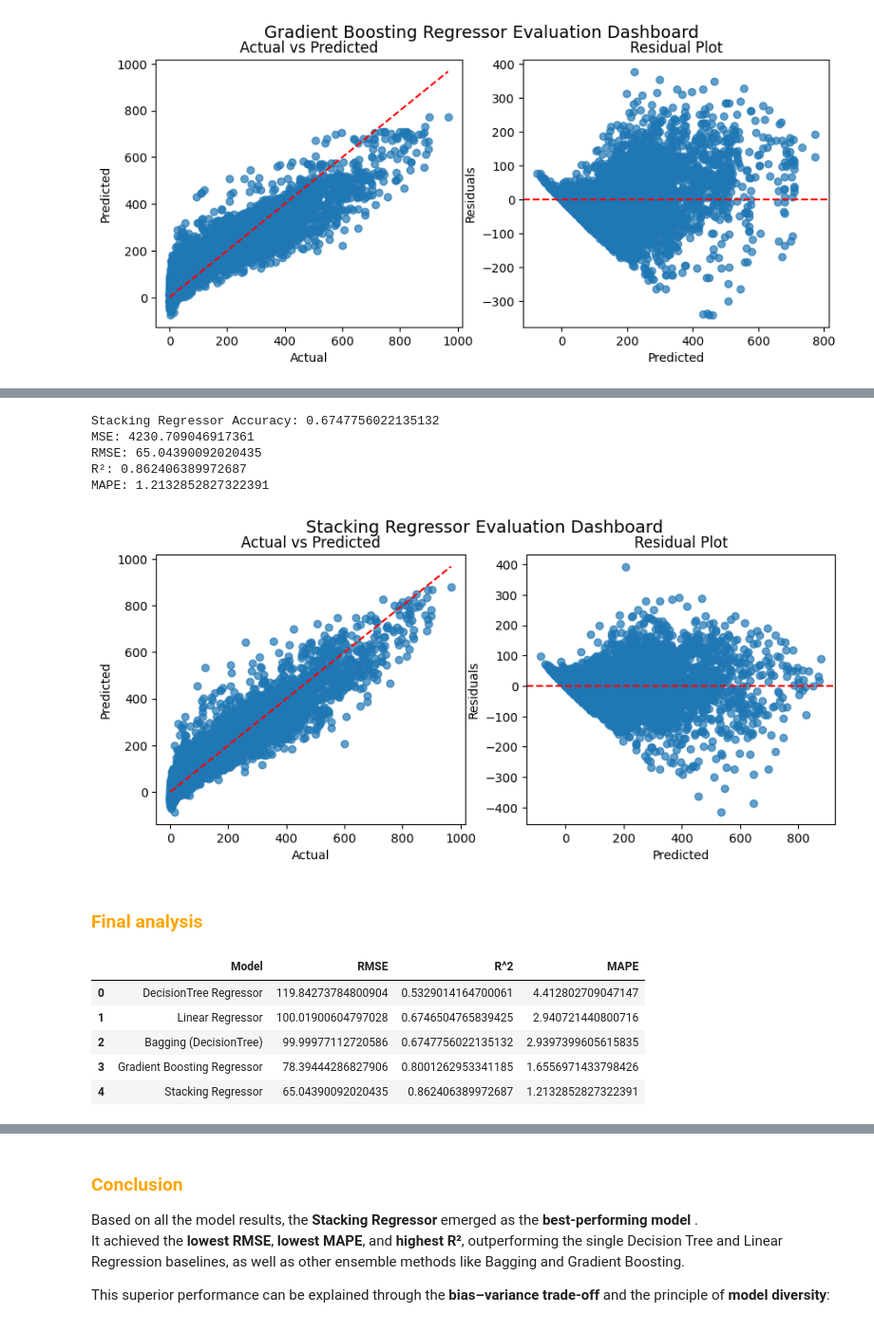
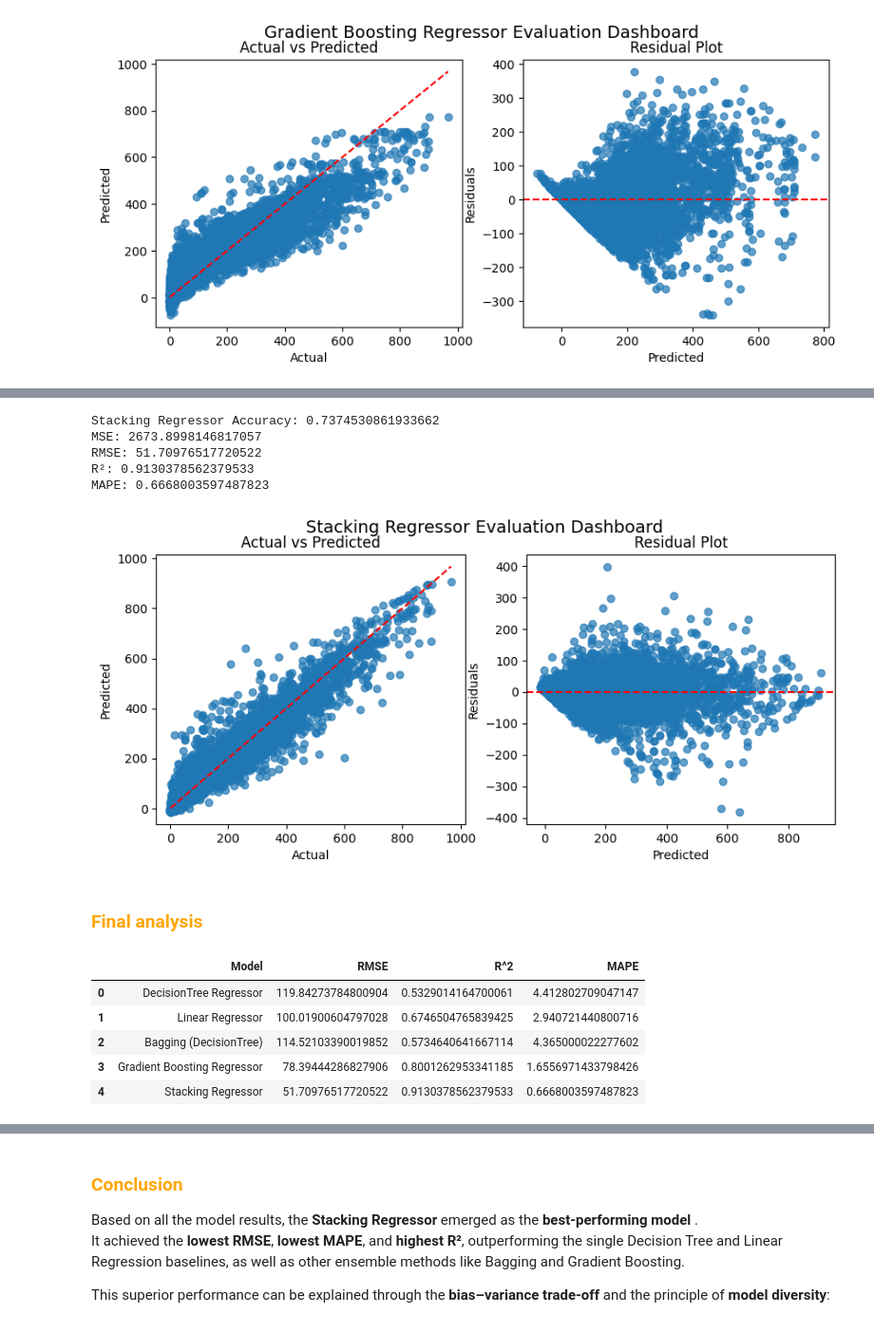
Before and after one commit to shashank-adsule/DA_Assignment_8, a Jupyter notebook: assesment 8.ipynb, the cells around one changed output, grey strips where cells are left out. Shown at 95% size. Drawn from its saved outputs; the diff is of its cells as text; code cells hidden in the pictures.

```diff
--- a/assesment 8.ipynb
+++ b/assesment 8.ipynb
@@ -330,5 +334,5 @@ in our case The Bagging Regressor achieves a slightly lower RMSE than Linear Reg
 # %%
-base_model=LinearRegression()
+base_model=DecisionTreeRegressor(max_depth=6,random_state=42)
 model=BaggingRegressor(base_model,n_estimators=50,random_state=42,bootstrap=True)
 model_name="Bagging (DecisionTree)"
 model_scores[model_name]=dict()
@@ -547,8 +552,7 @@ In our case, the **Stacking Regressor** achieves the **lowest RMSE** among all m
 - As a result, the ensemble achieves **the lowest test RMSE** and exhibits **strong generalization performance** compared to any single or simpler ensemble model.
 # %%
 knn = KNeighborsRegressor(n_neighbors=5)
-# bag_model=BaggingRegressor(DecisionTreeRegressor(random_state=42),n_estimators=50,random_state=42,n_jobs=-1,bootstrap=True)
-bag_model=BaggingRegressor(LinearRegression(),n_estimators=50,random_state=42,n_jobs=-1,bootstrap=True)
+bag_model=BaggingRegressor(DecisionTreeRegressor(random_state=42),n_estimators=50,random_state=42,n_jobs=-1,bootstrap=True)
 boost_model=GradientBoostingRegressor(random_state=42)
 model_name="Stacking Regressor"
 model_scores[model_name]=dict()
@@ -563,39 +567,39 @@ print(f"\u001b[33m{model_name} Accuracy: \u001b[0m{model.score(x_scale_test,y_te
 print(f"\u001b[33mMSE: \u001b[0m{mean_squared_error(y_test,y_pred)}")
 print(f"\u001b[33mRMSE: \u001b[0m{mean_squared_error(y_test,y_pred)**0.5}")
 print(f"\u001b[33mR²: \u001b[0m{r2_score(y_test,y_pred)}")
 print(f"\u001b[33mMAPE: \u001b[0m{mean_absolute_percentage_error(y_test,y_pred)}")
 
 residuals = y_test - y_pred
 
 model_scores[model_name]["RMSE"]=mean_squared_error(y_test,y_pred)**0.5
 model_scores[model_name]["R^2"]=r2_score(y_test,y_pred)
 model_scores[model_name]["MAPE"]=mean_absolute_percentage_error(y_test,y_pred)
 
 fig, axes = plt.subplots(1,2, figsize=(10,4))
 fig.suptitle(f"{model_name} Evaluation Dashboard", fontsize=14)
 
 # Scatter: Actual vs Predicted
 axes[0].scatter(y_test, y_pred, alpha=0.7)
 axes[0].plot([y_test.min(), y_test.max()], [y_test.min(), y_test.max()], 'r--')
 axes[0].set_title("Actual vs Predicted")
 axes[0].set_xlabel("Actual")
 axes[0].set_ylabel("Predicted")
 
 # Residual Plot
 axes[1].scatter(y_pred, residuals, alpha=0.7)
 axes[1].axhline(0, color='r', linestyle='--')
 axes[1].set_title("Residual Plot")
 axes[1].set_xlabel("Predicted")
 axes[1].set_ylabel("Residuals")
 
 plt.subplots_adjust(hspace=0.6)
 # %% [output]
-Stacking Regressor Accuracy: 0.6747756022135132
-MSE: 4230.709046917361
-RMSE: 65.04390092020435
-R²: 0.862406389972687
-MAPE: 1.2132852827322391
+Stacking Regressor Accuracy: 0.7374530861933662
+MSE: 2673.8998146817057
+RMSE: 51.70976517720522
+R²: 0.9130378562379533
+MAPE: 0.6668003597487823
-[figure, old version]
+[figure, new version]
 # %% [markdown]
 <h3 style="color:orange">Final analysis</h3>
 # %%
@@ -612,9 +616,9 @@ score
 |  | Model | RMSE | R^2 | MAPE |
 | 0 | DecisionTree Regressor | 119.84273784800904 | 0.5329014164700061 | 4.412802709047147 |
 | 1 | Linear Regressor | 100.01900604797028 | 0.6746504765839425 | 2.940721440800716 |
-| 2 | Bagging (DecisionTree) | 99.99977112720586 | 0.6747756022135132 | 2.9397399605615835 |
+| 2 | Bagging (DecisionTree) | 114.52103390019852 | 0.5734640641667114 | 4.365000022277602 |
 | 3 | Gradient Boosting Regressor | 78.39444286827906 | 0.8001262953341185 | 1.6556971433798426 |
-| 4 | Stacking Regressor | 65.04390092020435 | 0.862406389972687 | 1.2132852827322391 |
+| 4 | Stacking Regressor | 51.70976517720522 | 0.9130378562379533 | 0.6668003597487823 |
 # %%
 best_rmse = min(RMSE_score)
 best_r2 = max(R2_score)
```
Also changed, not shown: parts of 6 cells of this notebook.
